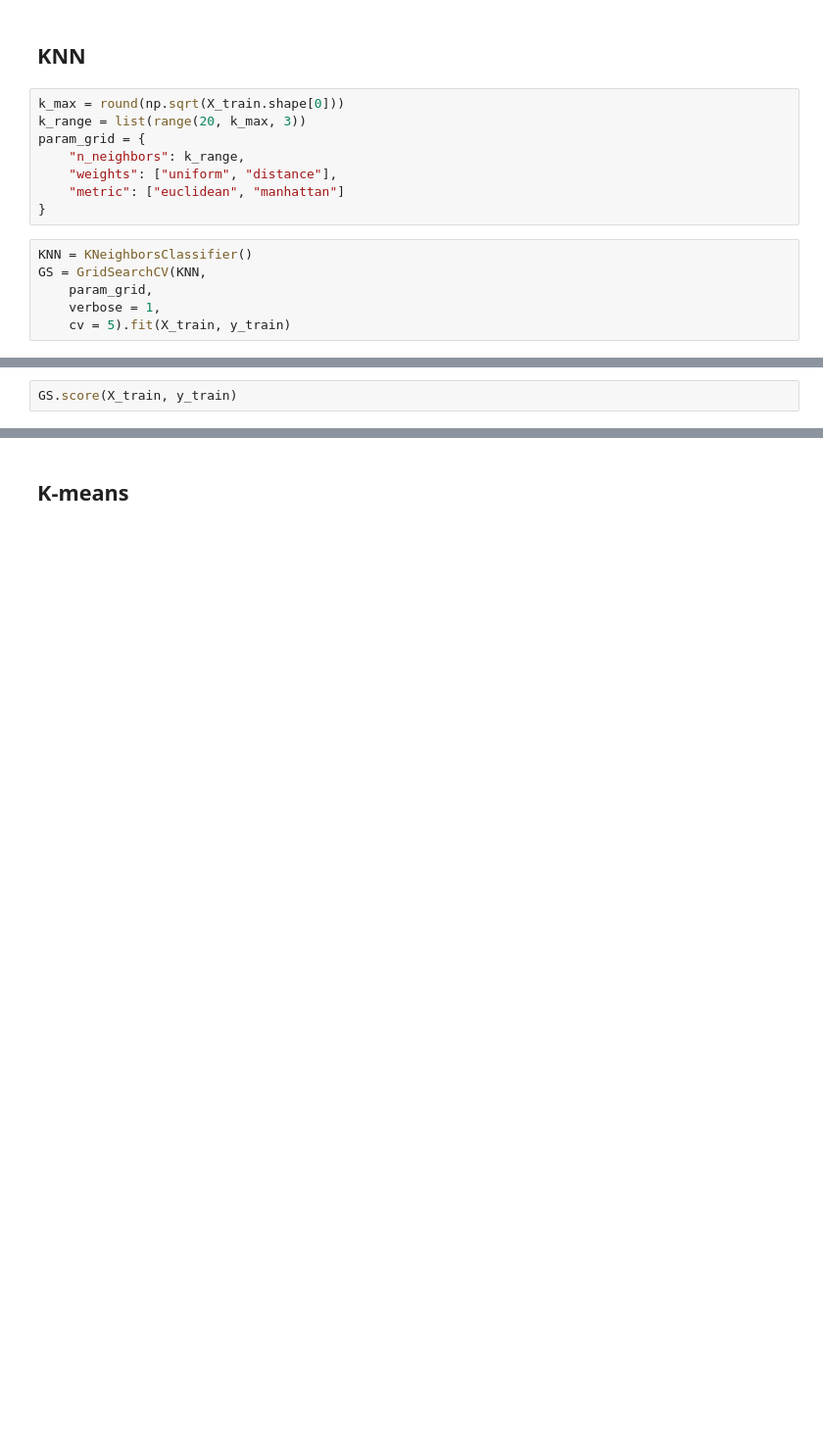
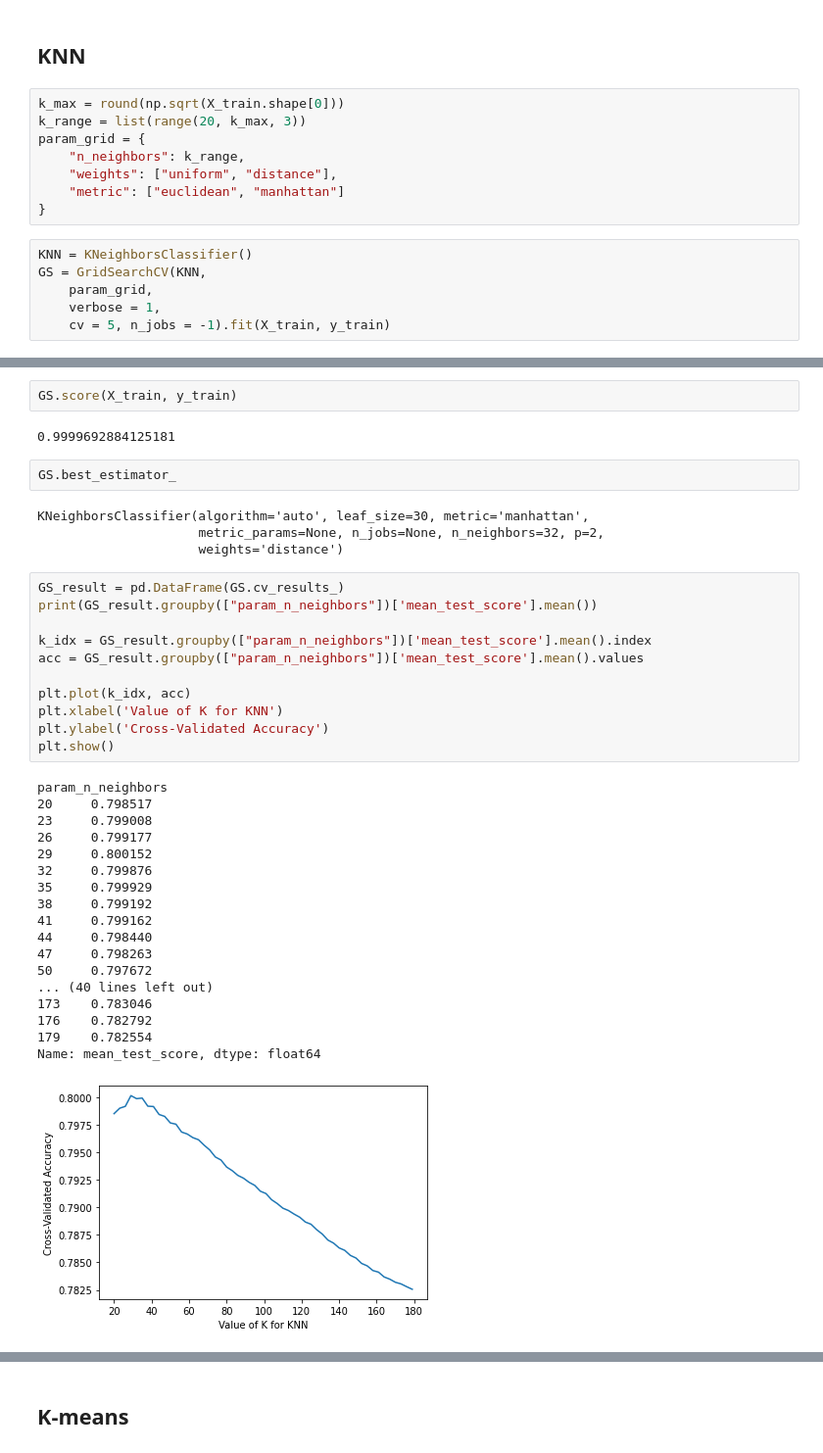
Before and after one commit to shengyenlin/Machine-Learning-EEML-2021-Fall, a Jupyter notebook: HW2/Modeling.ipynb, the cells around one changed output, grey strips where cells are left out. Shown at 98% size. Cells and saved outputs as stored; diff of their text form; blank space fills up the shorter version.

Commit message:
add KNN + all data resuls

```diff
--- a/HW2/Modeling.ipynb
+++ b/HW2/Modeling.ipynb
@@ -60,6 +64,6 @@ KNN = KNeighborsClassifier()
 GS = GridSearchCV(KNN,
     param_grid,
     verbose = 1,
-    cv = 5).fit(X_train, y_train)
+    cv = 5, n_jobs = -1).fit(X_train, y_train)
 # %% [output]
 Fitting 5 folds for each of 216 candidates, totalling 1080 fits
@@ -68,2 +76,40 @@ KeyboardInterrupt:
 # %%
 GS.score(X_train, y_train)
+# %% [output]
+0.9999692884125181
+# %%
+GS.best_estimator_
+# %% [output]
+KNeighborsClassifier(algorithm='auto', leaf_size=30, metric='manhattan',
+                     metric_params=None, n_jobs=None, n_neighbors=32, p=2,
+                     weights='distance')
+# %%
+GS_result = pd.DataFrame(GS.cv_results_)
+print(GS_result.groupby(["param_n_neighbors"])['mean_test_score'].mean())
+
+k_idx = GS_result.groupby(["param_n_neighbors"])['mean_test_score'].mean().index
+acc = GS_result.groupby(["param_n_neighbors"])['mean_test_score'].mean().values
+
+plt.plot(k_idx, acc)
+plt.xlabel('Value of K for KNN')
+plt.ylabel('Cross-Validated Accuracy')
+plt.show()
+# %% [output]
+param_n_neighbors
+20     0.798517
+23     0.799008
+26     0.799177
+29     0.800152
+32     0.799876
+35     0.799929
+38     0.799192
+41     0.799162
+44     0.798440
+47     0.798263
+50     0.797672
+... (40 lines left out)
+173    0.783046
+176    0.782792
+179    0.782554
+Name: mean_test_score, dtype: float64
+[figure, added]
```
Also changed, not shown: parts of 6 cells of this notebook, 2 other files.
